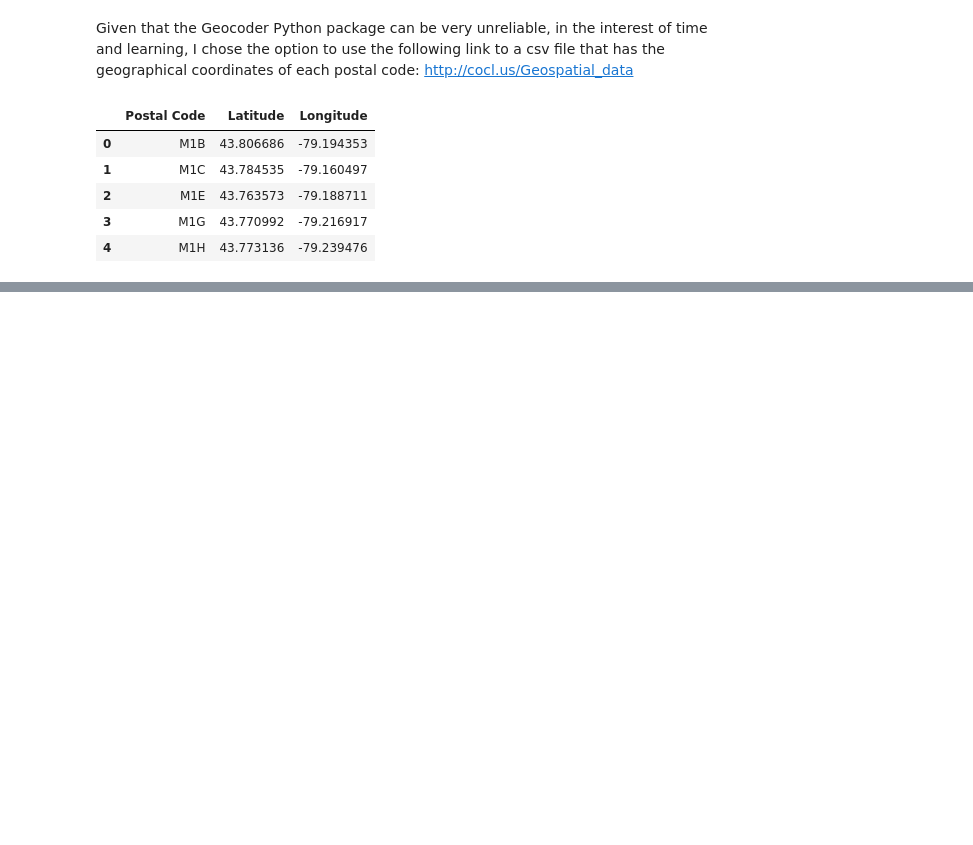
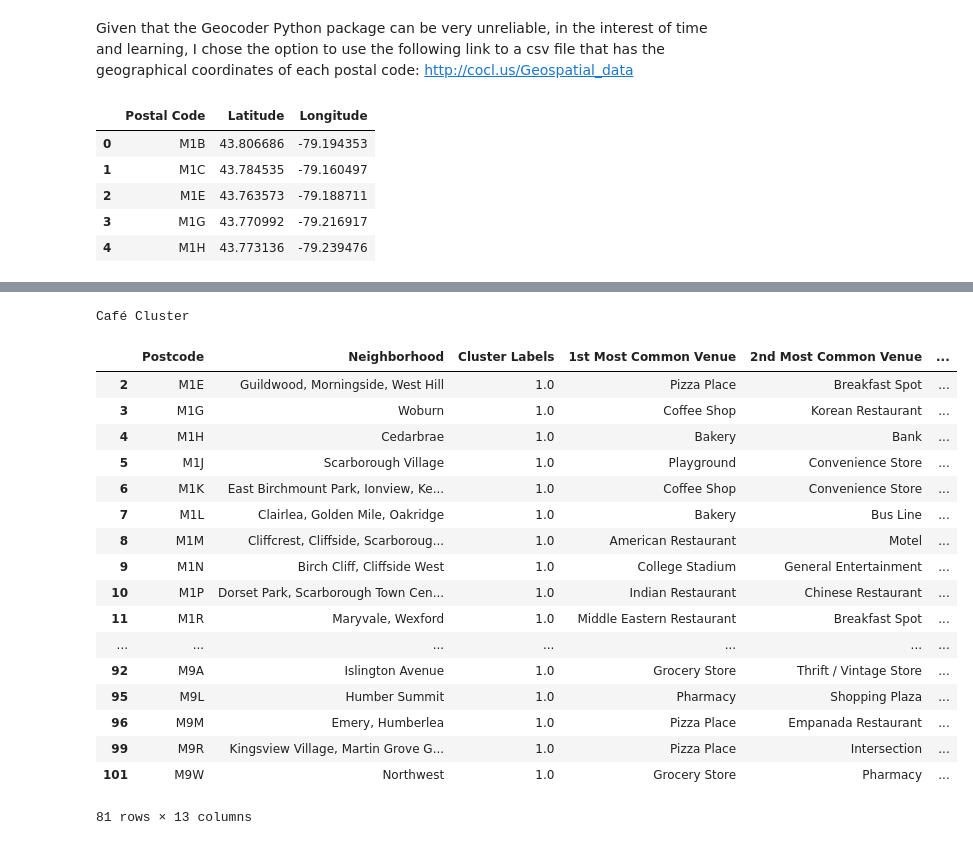
Before and after one commit to Greggit17/Coursera_Capstone, a Jupyter notebook: Segmenting and Clustering Neighborhoods.ipynb, the cells around one changed output, grey strips where cells are left out. Saved outputs shown, nothing was run; the diff lists cells and outputs as text; code cells hidden in the pictures; blank space fills up the shorter version.

```diff
--- a/Segmenting and Clustering Neighborhoods.ipynb
+++ b/Segmenting and Clustering Neighborhoods.ipynb
@@ -77,0 +362,6 @@ combined_df.head()
+# %%
+def return_most_common_venues(row, num_top_venues):
+    row_categories = row.iloc[1:]
+    row_categories_sorted = row_categories.sort_values(ascending=False)
+
+    return row_categories_sorted.index.values[0:num_top_venues]
@@ -77,0 +433,10 @@ combined_df.head()
+# %%
+# add clustering labels
+neighborhoods_venues_sorted.insert(0, 'Cluster Labels', kmeans.labels_)
+
+toronto_merged = toronto_df
+
+# merge toronto_grouped with toronto_data to add latitude/longitude for each neighborhood
+toronto_merged = toronto_merged.join(neighborhoods_venues_sorted.set_index('Neighborhood'), on='Neighborhood')
+
+toronto_merged.head() # check the last columns!
@@ -77,0 +450,4 @@ combined_df.head()
+# %%
+#Clean up dataframe for NaN type errors.
+toronto_merged = toronto_merged.dropna(how = 'any')
+toronto_merged.isna().sum()
@@ -77,0 +503,13 @@ combined_df.head()
+# %%
+
+tm0 = toronto_merged.loc[toronto_merged['Cluster Labels'] == 0, toronto_merged.columns[[1] + list(range(5, toronto_merged.shape[1]))]]
+tm1 = toronto_merged.loc[toronto_merged['Cluster Labels'] == 1, toronto_merged.columns[[1] + list(range(5, toronto_merged.shape[1]))]]
+tm2 = toronto_merged.loc[toronto_merged['Cluster Labels'] == 2, toronto_merged.columns[[1] + list(range(5, toronto_merged.shape[1]))]]
+tm3 = toronto_merged.loc[toronto_merged['Cluster Labels'] == 3, toronto_merged.columns[[1] + list(range(5, toronto_merged.shape[1]))]]
+tm4 = toronto_merged.loc[toronto_merged['Cluster Labels'] == 4, toronto_merged.columns[[1] + list(range(5, toronto_merged.shape[1]))]]
+
+print('Cluster 1 is:', tm0['1st Most Common Venue'].value_counts().idxmax())
+print('Cluster 2 is:', tm1['1st Most Common Venue'].value_counts().idxmax())
+print('Cluster 3 is:', tm2['1st Most Common Venue'].value_counts().idxmax())
+print('Cluster 4 is:', tm3['1st Most Common Venue'].value_counts().idxmax())
+print('Cluster 5 is:', tm4['1st Most Common Venue'].value_counts().idxmax())
@@ -77,0 +536,23 @@ combined_df.head()
+# %%
+print(tm1['1st Most Common Venue'].value_counts().idxmax(), 'Cluster')
+tm1
+# %% [output]
+Café Cluster
+|  | Postcode | Neighborhood | Cluster Labels | 1st Most Common Venue | 2nd Most Common Venue | ... |
+| 2 | M1E | Guildwood, Morningside, West Hill | 1.0 | Pizza Place | Breakfast Spot | ... |
+| 3 | M1G | Woburn | 1.0 | Coffee Shop | Korean Restaurant | ... |
+| 4 | M1H | Cedarbrae | 1.0 | Bakery | Bank | ... |
+| 5 | M1J | Scarborough Village | 1.0 | Playground | Convenience Store | ... |
+| 6 | M1K | East Birchmount Park, Ionview, Ke... | 1.0 | Coffee Shop | Convenience Store | ... |
+| 7 | M1L | Clairlea, Golden Mile, Oakridge | 1.0 | Bakery | Bus Line | ... |
+| 8 | M1M | Cliffcrest, Cliffside, Scarboroug... | 1.0 | American Restaurant | Motel | ... |
+| 9 | M1N | Birch Cliff, Cliffside West | 1.0 | College Stadium | General Entertainment | ... |
+| 10 | M1P | Dorset Park, Scarborough Town Cen... | 1.0 | Indian Restaurant | Chinese Restaurant | ... |
+| 11 | M1R | Maryvale, Wexford | 1.0 | Middle Eastern Restaurant | Breakfast Spot | ... |
+| ... | ... | ... | ... | ... | ... | ... |
+| 92 | M9A | Islington Avenue | 1.0 | Grocery Store | Thrift / Vintage Store | ... |
+| 95 | M9L | Humber Summit | 1.0 | Pharmacy | Shopping Plaza | ... |
+| 96 | M9M | Emery, Humberlea | 1.0 | Pizza Place | Empanada Restaurant | ... |
+| 99 | M9R | Kingsview Village, Martin Grove G... | 1.0 | Pizza Place | Intersection | ... |
+| 101 | M9W | Northwest | 1.0 | Grocery Store | Pharmacy | ... |
+81 rows × 13 columns
```
Also changed, not shown: parts of 43 cells of this notebook.
